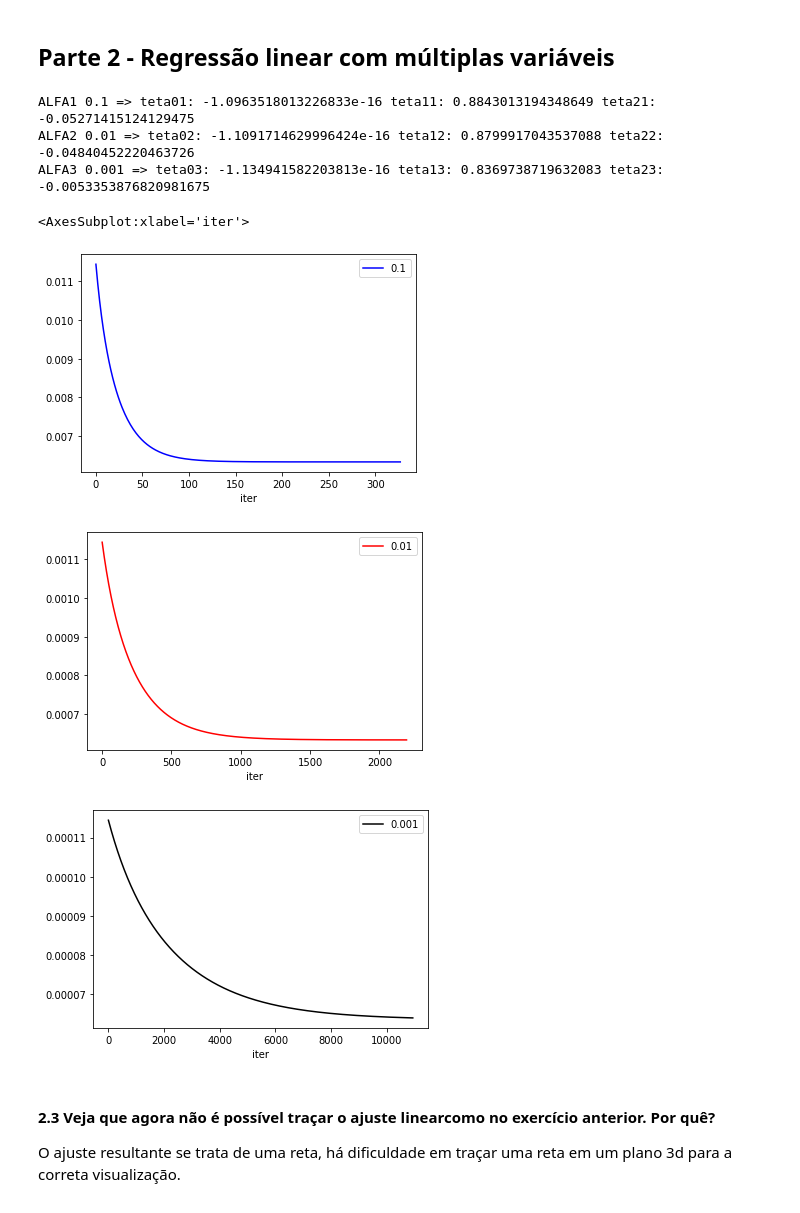
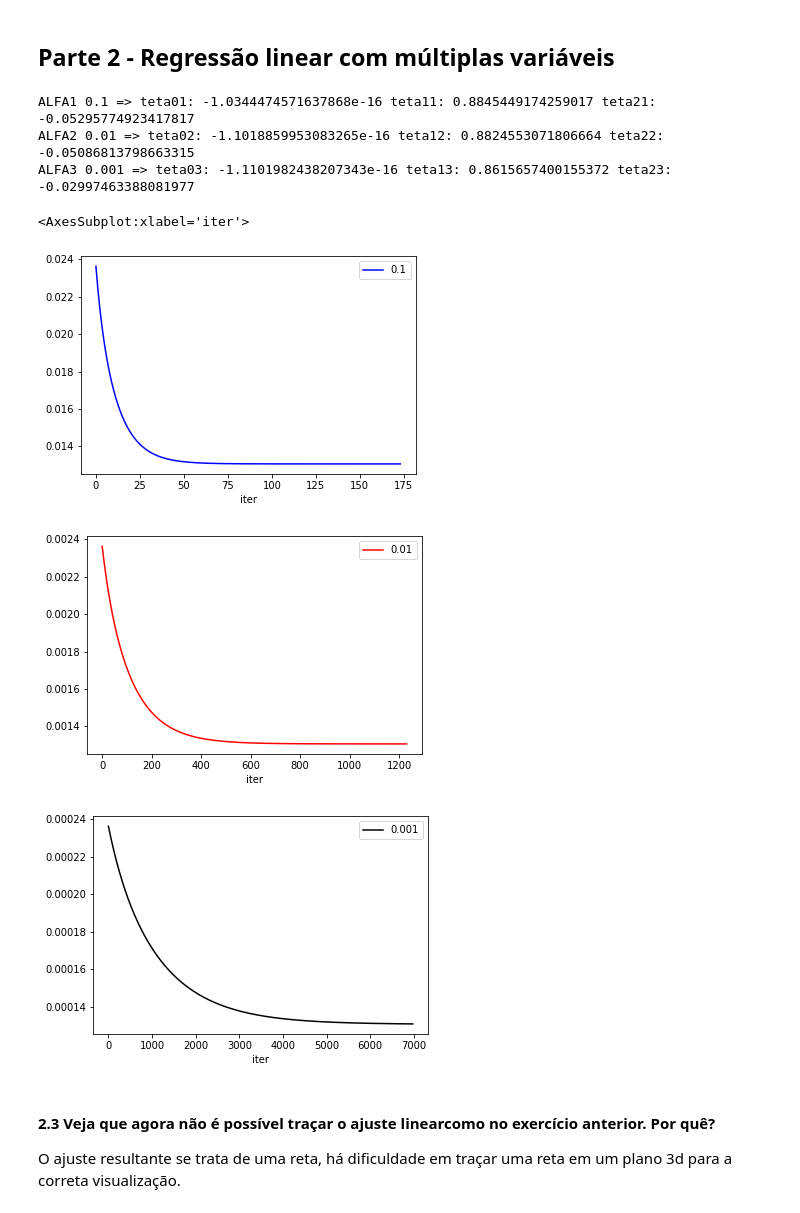
Before and after one commit to viniciusfdev/artificialInteligence, a Jupyter notebook: linear-regression-1/linear_regression.ipynb, the cells around one changed output. Saved outputs shown, nothing was run; the diff lists cells and outputs as text; code cells hidden in the pictures.

```diff
--- a/linear-regression-1/linear_regression.ipynb
+++ b/linear-regression-1/linear_regression.ipynb
@@ -112,39 +112,40 @@ data2["size"] = [(s - mean_size) / std_size for s in data2["size"]]
 data2["n_rooms"] = [(s - mean_n_rooms) / std_n_rooms for s in data2["n_rooms"]]
 data2["price"] = [(s - mean_price) / std_price for s in data2["price"]]
 
 ALFA1 = 0.1
 ALFA2 = 0.01
 ALFA3 = 0.001
 
+length = len(data2["size"])
 teta01, teta11, teta21, decay_array1 = main_pt_2(data2, length, ALFA1)
 print("ALFA1 {} => teta01: {} teta11: {} teta21: {}".format(ALFA1, teta01, teta11, teta21))
 
 teta02, teta12, teta22, decay_array2 = main_pt_2(data2, length, ALFA2)
 print("ALFA2 {} => teta02: {} teta12: {} teta22: {}".format(ALFA2, teta02, teta12, teta22))
 
 teta03, teta13, teta23, decay_array3 = main_pt_2(data2, length, ALFA3)
 print("ALFA3 {} => teta03: {} teta13: {} teta23: {}".format(ALFA3, teta03, teta13, teta23))
 
 pd.DataFrame(
     { "iter": [i for i in range(len(decay_array1))],
       "cost": decay_array1
       }).plot.line(x="iter", y="cost", label=str(ALFA1), color="blue")
 pd.DataFrame(
     { "iter": [i for i in range(len(decay_array2))],
       "cost": decay_array2
       }).plot.line(x="iter", y="cost", label=str(ALFA2), color="red")
 pd.DataFrame(
     { "iter": [i for i in range(len(decay_array3))],
       "cost": decay_array3
       }).plot.line(x="iter", y="cost", label=str(ALFA3), color="black")
 # %% [output]
-ALFA1 0.1 => teta01: -1.0963518013226833e-16 teta11: 0.8843013194348649 teta21: -0.05271415124129475
-ALFA2 0.01 => teta02: -1.1091714629996424e-16 teta12: 0.8799917043537088 teta22: -0.04840452220463726
-ALFA3 0.001 => teta03: -1.134941582203813e-16 teta13: 0.8369738719632083 teta23: -0.0053353876820981675
+ALFA1 0.1 => teta01: -1.0344474571637868e-16 teta11: 0.8845449174259017 teta21: -0.05295774923417817
+ALFA2 0.01 => teta02: -1.1018859953083265e-16 teta12: 0.8824553071806664 teta22: -0.05086813798663315
+ALFA3 0.001 => teta03: -1.1101982438207343e-16 teta13: 0.8615657400155372 teta23: -0.02997463388081977
 <AxesSubplot:xlabel='iter'>
-[figure, old version]
+[figure, new version]
-[figure, old version]
+[figure, new version]
-[figure, old version]
+[figure, new version]
 # %% [markdown]
 #### 2.3 Veja que agora não é possível traçar o ajuste linearcomo no exercício anterior. Por quê?
 O ajuste resultante se trata de uma reta, há dificuldade em traçar uma reta em um plano 3d para a correta visualização.
```
Also changed, not shown: parts of 1 cell of this notebook, 1 other file.
